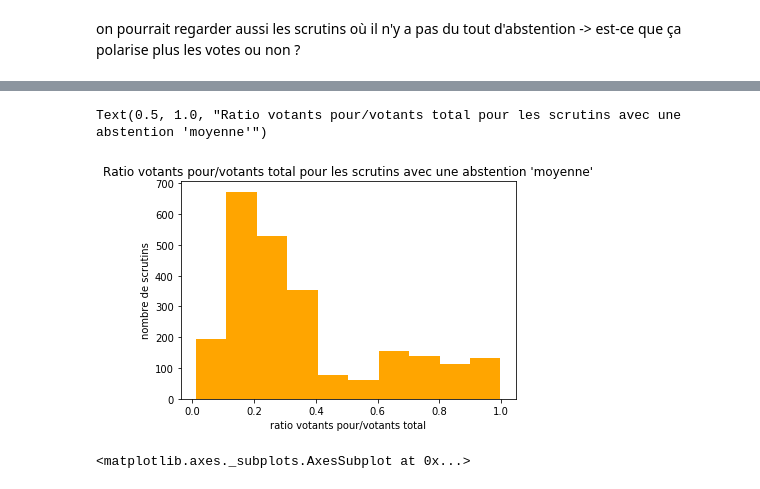
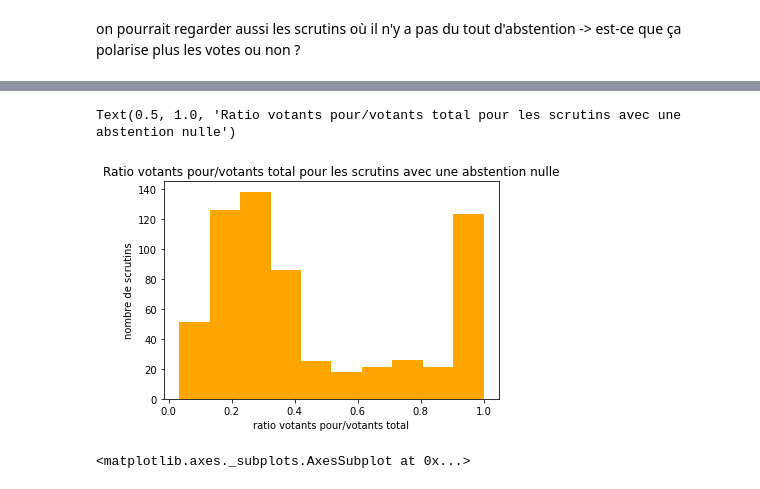
Before and after one commit to claralga/StatApp, a Jupyter notebook: statistiques_scrutins.ipynb, the cells around one changed output, grey strips where cells are left out. Cells and saved outputs as stored; diff of their text form; code cells hidden in the pictures.

```diff
--- a/statistiques_scrutins.ipynb
+++ b/statistiques_scrutins.ipynb
@@ -4,4 +4,4 @@ import numpy as np
 import matplotlib.pyplot as plt
 import seaborn as sns
 # %%
-df = pd.read_csv("database_votes.csv")
+df_scrutin = pd.read_csv('database_scrutins.csv', index_col = 'idScrutin')
@@ -114,0 +35,3 @@ Name: ratioabstention, dtype: float64
+# %%
+df_scrutin['ratioabstention'] = df_scrutin['abstention']/df_scrutin['votants']
+df_scrutin['ratioabstention'].describe()
@@ -133,0 +88,4 @@ Name: ratioabstention, dtype: float64
+# %%
+df_scrutin0 = df_scrutin[df_scrutin['ratioabstention'].isin([0])]
+df_scrutin1 = df_scrutin[(df_scrutin['ratioabstention'] >0) & (df_scrutin['ratioabstention']< 0.20)]
+df_scrutin2 = df_scrutin[df_scrutin['ratioabstention'] >= 0.20]
@@ -198,12 +119,12 @@ sns.histplot(pourcentagepour, stat = 'probability')
 # %%
-pourcentagepourdf2 = (df2.groupby('idScrutin')['pour'].sum()/df2.groupby('idScrutin')['pour'].count())/(df2.groupby('idScrutin')['votants'].sum()/df2.groupby('idScrutin')['votants'].count())
-pourcentagepourdf2.plot(kind='hist', color='orange')
+pourcentagepourdf0 = df_scrutin0['pour']/df_scrutin0['votants']
+pourcentagepourdf0.plot(kind='hist', color='orange')
 plt.xlabel('ratio votants pour/votants total')
 plt.ylabel('nombre de scrutins')
-plt.title("Ratio votants pour/votants total pour les scrutins avec une abstention 'moyenne'")
+plt.title("Ratio votants pour/votants total pour les scrutins avec une abstention nulle")
 # %% [output]
-Text(0.5, 1.0, "Ratio votants pour/votants total pour les scrutins avec une abstention 'moyenne'")
+Text(0.5, 1.0, 'Ratio votants pour/votants total pour les scrutins avec une abstention nulle')
-[figure, old version]
+[figure, new version]
 # %%
 pourcentagepourdf2 = (df2.groupby('idScrutin')['pour'].sum()/df2.groupby('idScrutin')['pour'].count())/(df2.groupby('idScrutin')['votants'].sum()/df2.groupby('idScrutin')['votants'].count())
 pourcentagepourdf2 = np.array(pourcentagepourdf2)
```
Also changed, not shown: parts of 39 cells of this notebook.
